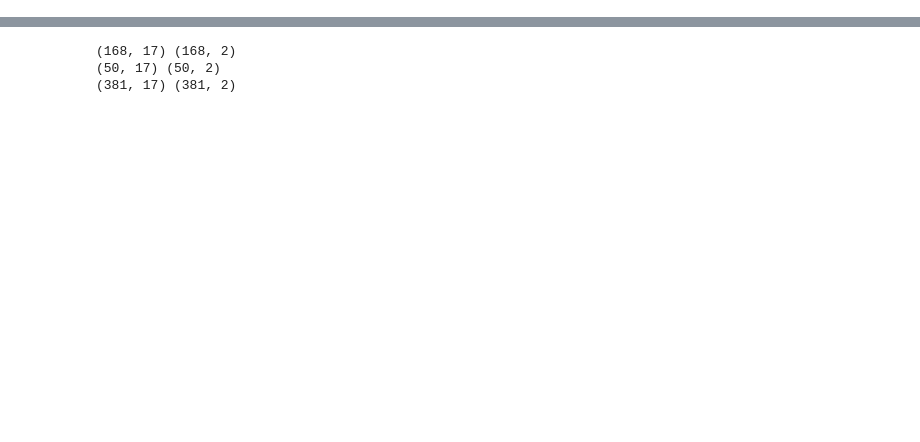
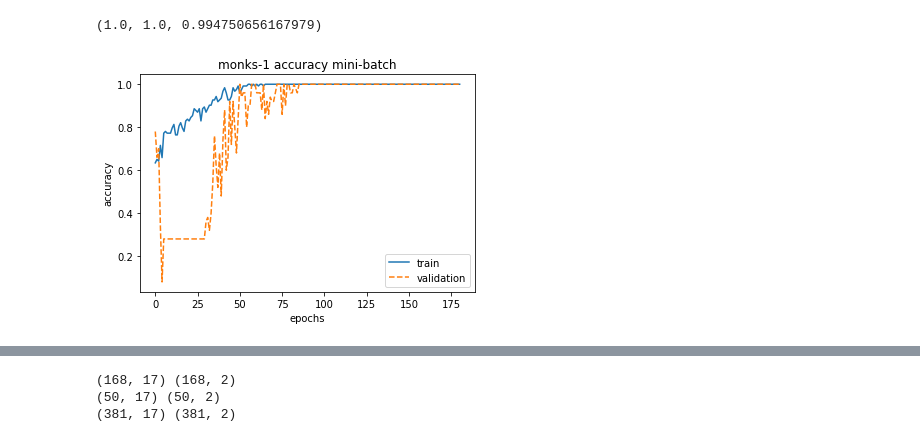
Before and after one commit to sd3ntato/ML-Project, a Jupyter notebook: MONK_17.ipynb, the cells around one changed output, grey strips where cells are left out. Saved outputs shown, nothing was run; the diff lists cells and outputs as text; code cells hidden in the pictures; blank space fills up the shorter version.

```diff
--- a/MONK_17.ipynb
+++ b/MONK_17.ipynb
@@ -18,0 +70,13 @@ def transform(tx):
+# %%
+plt.plot(n.train_history, '-', label='train')
+plt.plot(n.valid_history, '--', label='validation')
+plt.legend()
+
+plt.xlabel("epochs")
+plt.ylabel("accuracy")
+plt.title("monks-1 accuracy mini-batch")
+
+n.error(tx,ty), n.error(vx,vy), n.error(tex,tey)
+# %% [output]
+(1.0, 1.0, 0.994750656167979)
+[figure, added]
```
Also changed, not shown: parts of 26 cells of this notebook.
